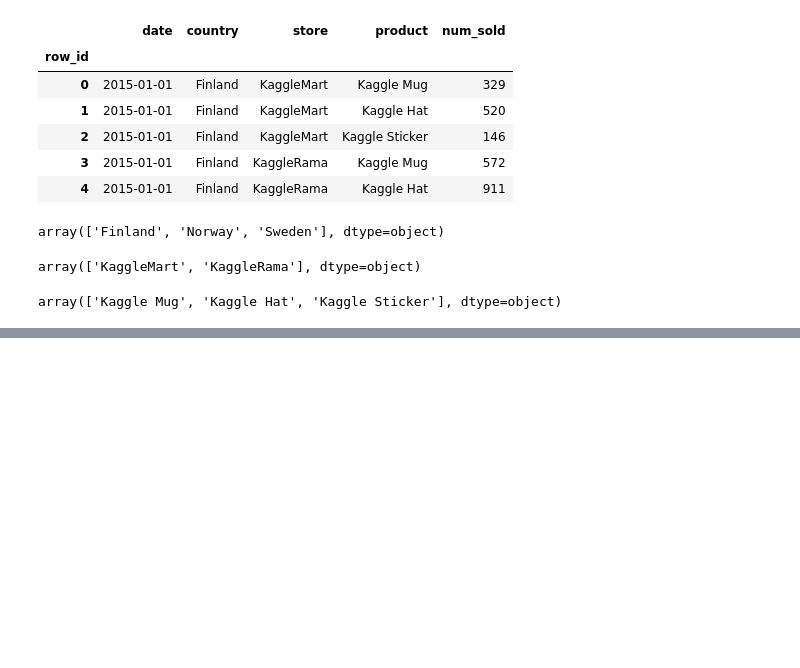
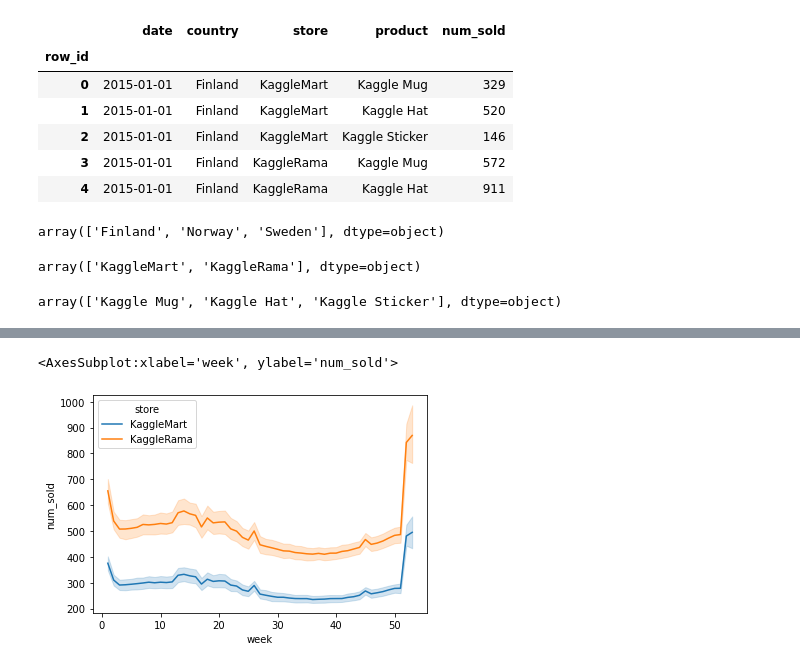
Before and after one commit to vbell-gh/tps0121, a Jupyter notebook: tps0122.ipynb, the cells around one changed output, grey strips where cells are left out. Drawn from its saved outputs; the diff is of its cells as text; code cells hidden in the pictures; blank space fills up the shorter version.

```diff
--- a/tps0122.ipynb
+++ b/tps0122.ipynb
@@ -55,0 +66,5 @@ sns.lineplot(data=train_data_dates, x='date', y = 'num_sold', hue='product', sty
+# %%
+sns.lineplot(data=train_data_dates, x='week', y = 'num_sold', hue='store')
+# %% [output]
+<AxesSubplot:xlabel='week', ylabel='num_sold'>
+[figure, added]
```
Also changed, not shown: parts of 12 cells of this notebook.
